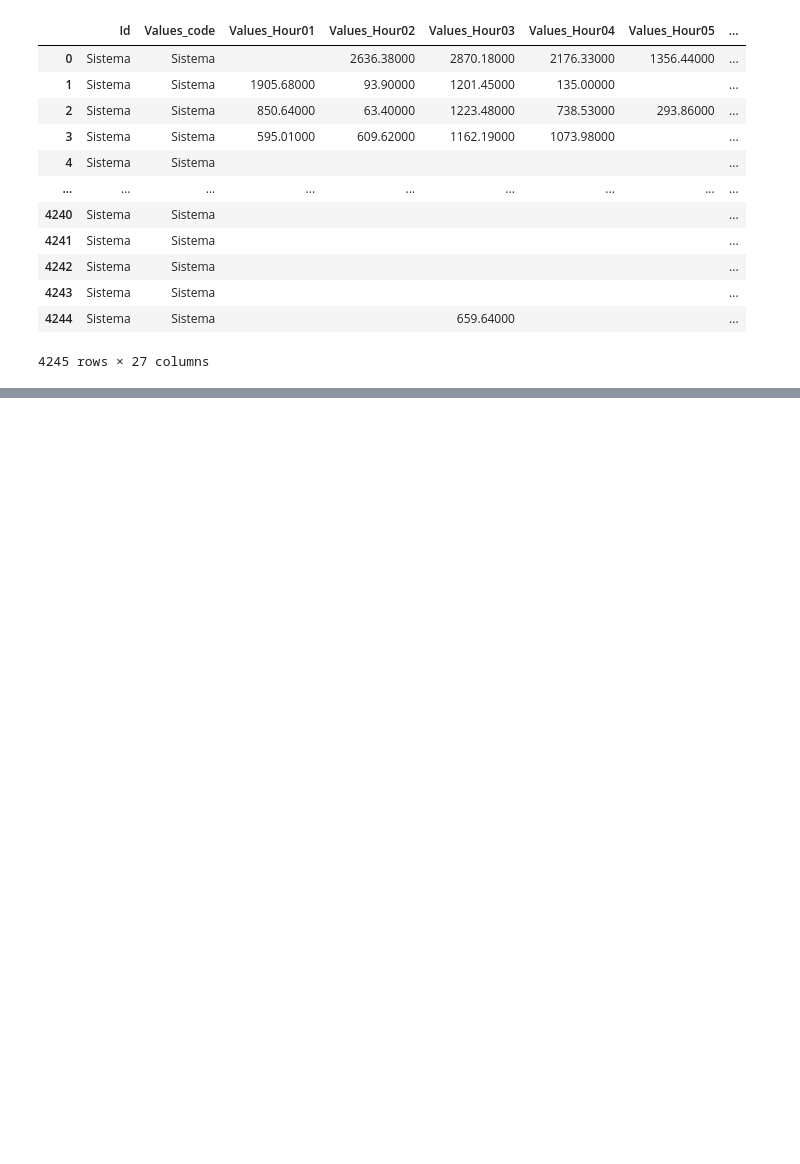
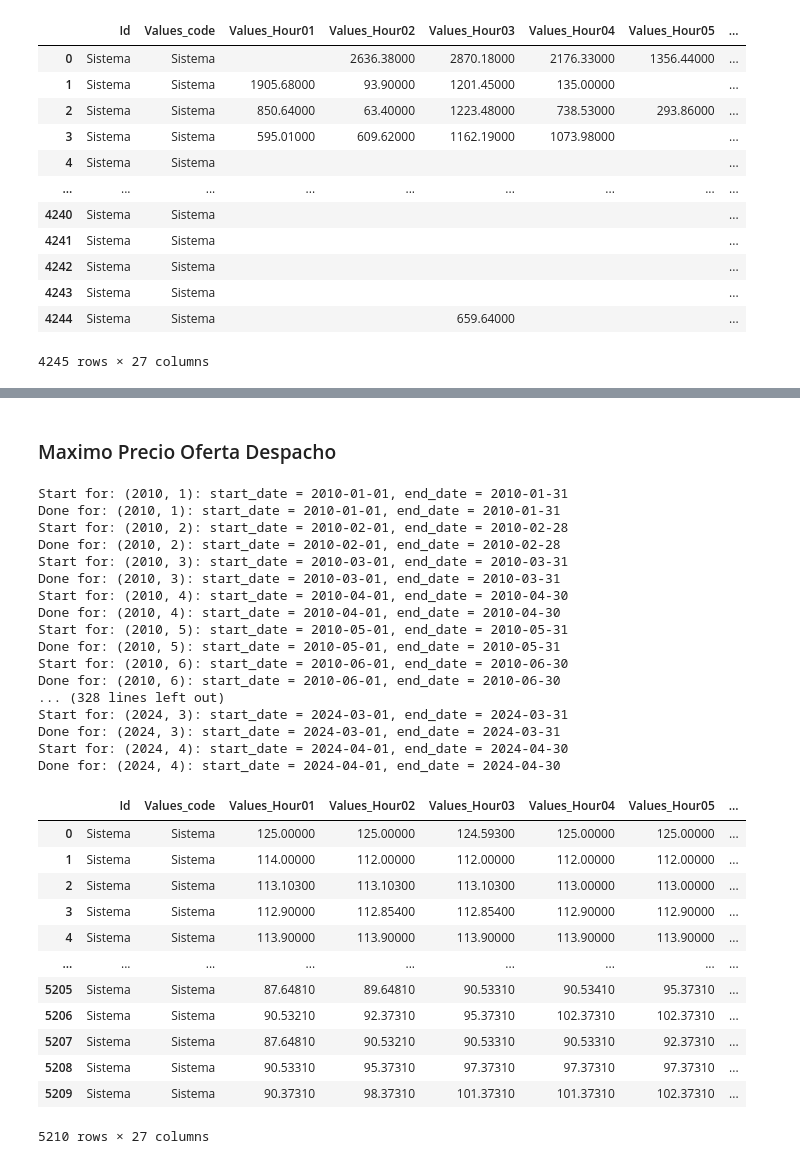
Before and after one commit to sistema-electrico-colombia/extraccion-datos-API, a Jupyter notebook: extraccion_datos_api_xm.ipynb, the cells around one changed output, grey strips where cells are left out. Cells and saved outputs as stored; diff of their text form; code cells hidden in the pictures; blank space fills up the shorter version.

```diff
--- a/extraccion_datos_api_xm.ipynb
+++ b/extraccion_datos_api_xm.ipynb
@@ -1011,0 +1096,39 @@ df_importaciones.to_json('./data/importaciones.json', orient='records', lines=Tr
+# %% [markdown]
+### Maximo Precio Oferta Despacho
+# %%
+date_dict = generate_date_dict(2010, 2024, 4)
+metric = 'MaxPrecOferNal'
+num_metric = 0
+df_precio_oferta_despacho_maximo = extract_metric(date_dict,metric,num_metric)
+df_precio_oferta_despacho_maximo
+# %% [output]
+Start for: (2010, 1): start_date = 2010-01-01, end_date = 2010-01-31
+Done for: (2010, 1): start_date = 2010-01-01, end_date = 2010-01-31
+Start for: (2010, 2): start_date = 2010-02-01, end_date = 2010-02-28
+Done for: (2010, 2): start_date = 2010-02-01, end_date = 2010-02-28
+Start for: (2010, 3): start_date = 2010-03-01, end_date = 2010-03-31
+Done for: (2010, 3): start_date = 2010-03-01, end_date = 2010-03-31
+Start for: (2010, 4): start_date = 2010-04-01, end_date = 2010-04-30
+Done for: (2010, 4): start_date = 2010-04-01, end_date = 2010-04-30
+Start for: (2010, 5): start_date = 2010-05-01, end_date = 2010-05-31
+Done for: (2010, 5): start_date = 2010-05-01, end_date = 2010-05-31
+Start for: (2010, 6): start_date = 2010-06-01, end_date = 2010-06-30
+Done for: (2010, 6): start_date = 2010-06-01, end_date = 2010-06-30
+... (328 lines left out)
+Start for: (2024, 3): start_date = 2024-03-01, end_date = 2024-03-31
+Done for: (2024, 3): start_date = 2024-03-01, end_date = 2024-03-31
+Start for: (2024, 4): start_date = 2024-04-01, end_date = 2024-04-30
+Done for: (2024, 4): start_date = 2024-04-01, end_date = 2024-04-30
+|  | Id | Values_code | Values_Hour01 | Values_Hour02 | Values_Hour03 | Values_Hour04 | Values_Hour05 | ... |
+| 0 | Sistema | Sistema | 125.00000 | 125.00000 | 124.59300 | 125.00000 | 125.00000 | ... |
+| 1 | Sistema | Sistema | 114.00000 | 112.00000 | 112.00000 | 112.00000 | 112.00000 | ... |
+| 2 | Sistema | Sistema | 113.10300 | 113.10300 | 113.10300 | 113.00000 | 113.00000 | ... |
+| 3 | Sistema | Sistema | 112.90000 | 112.85400 | 112.85400 | 112.90000 | 112.90000 | ... |
+| 4 | Sistema | Sistema | 113.90000 | 113.90000 | 113.90000 | 113.90000 | 113.90000 | ... |
+| ... | ... | ... | ... | ... | ... | ... | ... | ... |
+| 5205 | Sistema | Sistema | 87.64810 | 89.64810 | 90.53310 | 90.53410 | 95.37310 | ... |
+| 5206 | Sistema | Sistema | 90.53210 | 92.37310 | 95.37310 | 102.37310 | 102.37310 | ... |
+| 5207 | Sistema | Sistema | 87.64810 | 90.53210 | 90.53310 | 90.53310 | 92.37310 | ... |
+| 5208 | Sistema | Sistema | 90.53310 | 95.37310 | 97.37310 | 97.37310 | 97.37310 | ... |
+| 5209 | Sistema | Sistema | 90.37310 | 98.37310 | 101.37310 | 101.37310 | 102.37310 | ... |
+5210 rows × 27 columns
```
Also changed, not shown: parts of 8 cells of this notebook.
